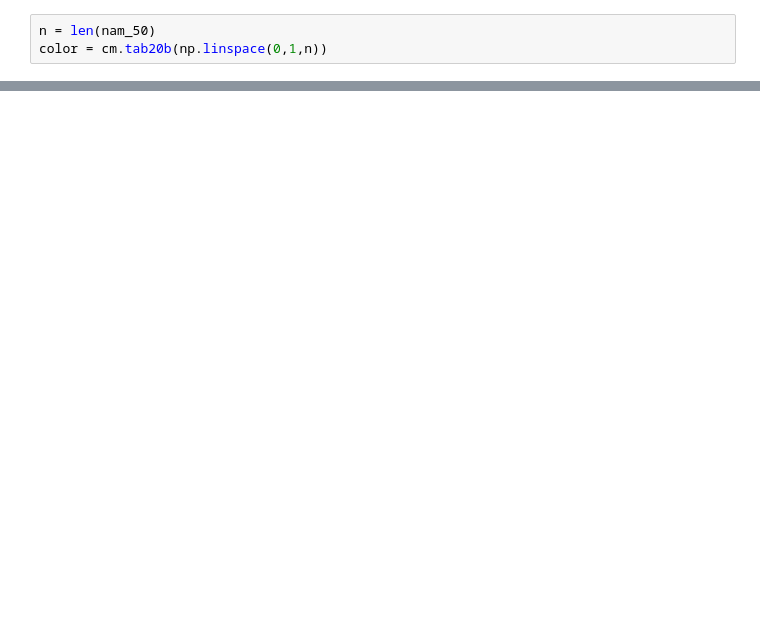
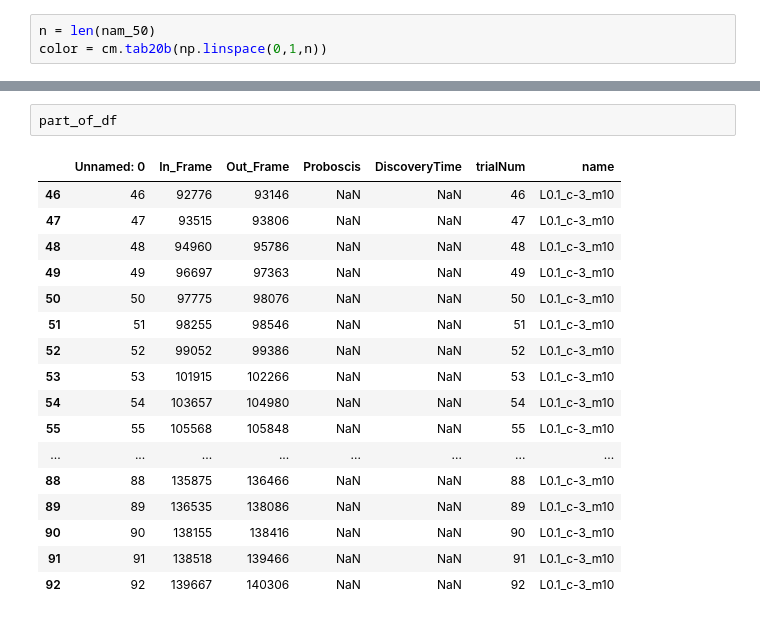
Before and after one commit to itsMahad/ManducaMultiSenseFeeding, a Jupyter notebook: Step6_ConsolidateData_CalculateParameters_ForEachFloralType_Mahad-Copy1.ipynb, the cells around one changed output, grey strips where cells are left out. Drawn from its saved outputs; the diff is of its cells as text; blank space fills up the shorter version.

```diff
--- a/Step6_ConsolidateData_CalculateParameters_ForEachFloralType_Mahad-Copy1.ipynb
+++ b/Step6_ConsolidateData_CalculateParameters_ForEachFloralType_Mahad-Copy1.ipynb
@@ -372,0 +342,20 @@ for Lightlevel in Lightlevel:
+# %%
+part_of_df
+# %% [output]
+|  | Unnamed: 0 | In_Frame | Out_Frame | Proboscis | DiscoveryTime | trialNum | name |
+| 46 | 46 | 92776 | 93146 | NaN | NaN | 46 | L0.1_c-3_m10 |
+| 47 | 47 | 93515 | 93806 | NaN | NaN | 47 | L0.1_c-3_m10 |
+| 48 | 48 | 94960 | 95786 | NaN | NaN | 48 | L0.1_c-3_m10 |
+| 49 | 49 | 96697 | 97363 | NaN | NaN | 49 | L0.1_c-3_m10 |
+| 50 | 50 | 97775 | 98076 | NaN | NaN | 50 | L0.1_c-3_m10 |
+| 51 | 51 | 98255 | 98546 | NaN | NaN | 51 | L0.1_c-3_m10 |
+| 52 | 52 | 99052 | 99386 | NaN | NaN | 52 | L0.1_c-3_m10 |
+| 53 | 53 | 101915 | 102266 | NaN | NaN | 53 | L0.1_c-3_m10 |
+| 54 | 54 | 103657 | 104980 | NaN | NaN | 54 | L0.1_c-3_m10 |
+| 55 | 55 | 105568 | 105848 | NaN | NaN | 55 | L0.1_c-3_m10 |
+| ... | ... | ... | ... | ... | ... | ... | ... |
+| 88 | 88 | 135875 | 136466 | NaN | NaN | 88 | L0.1_c-3_m10 |
+| 89 | 89 | 136535 | 138086 | NaN | NaN | 89 | L0.1_c-3_m10 |
+| 90 | 90 | 138155 | 138416 | NaN | NaN | 90 | L0.1_c-3_m10 |
+| 91 | 91 | 138518 | 139466 | NaN | NaN | 91 | L0.1_c-3_m10 |
+| 92 | 92 | 139667 | 140306 | NaN | NaN | 92 | L0.1_c-3_m10 |
```
Also changed, not shown: parts of 12 cells of this notebook, 8 other files.
